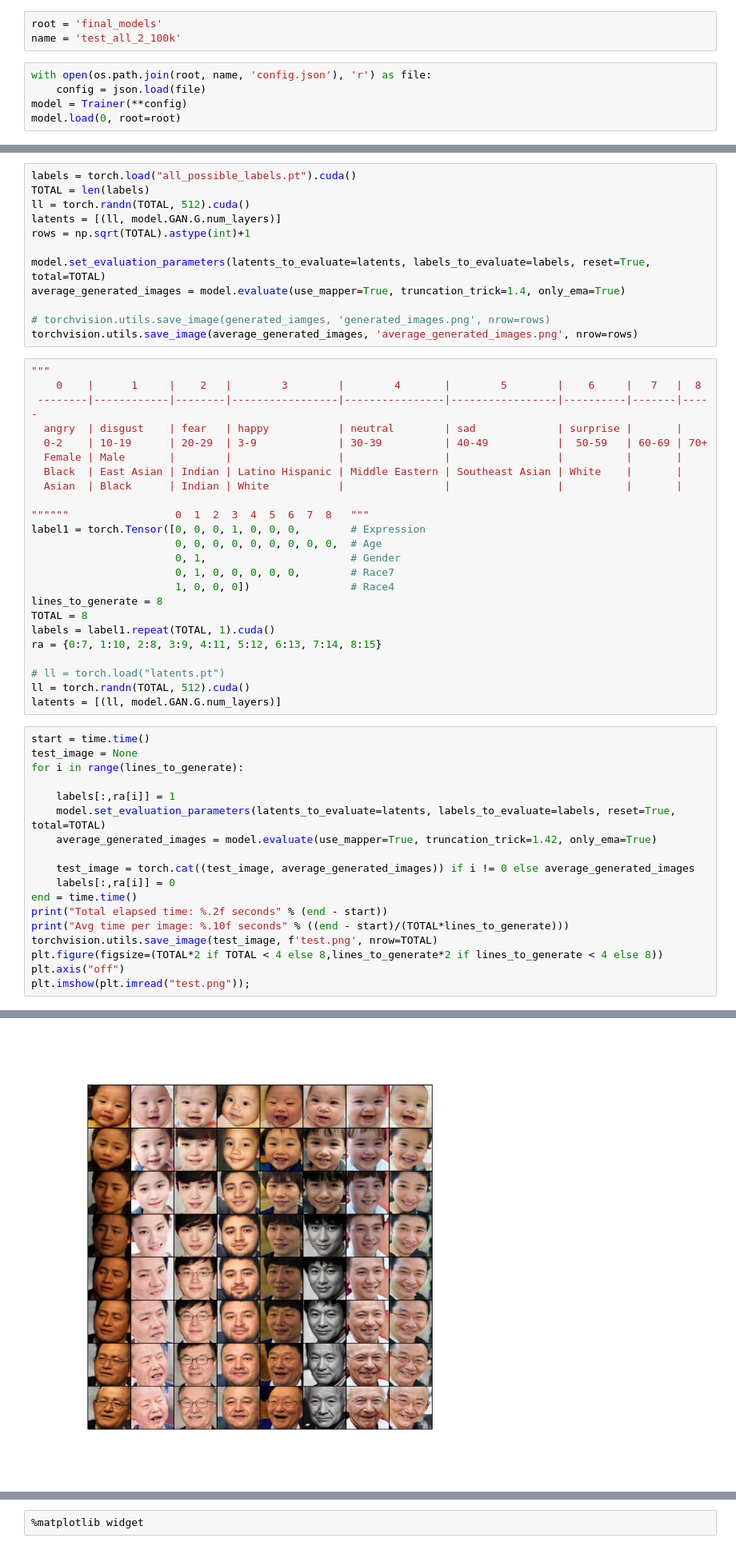
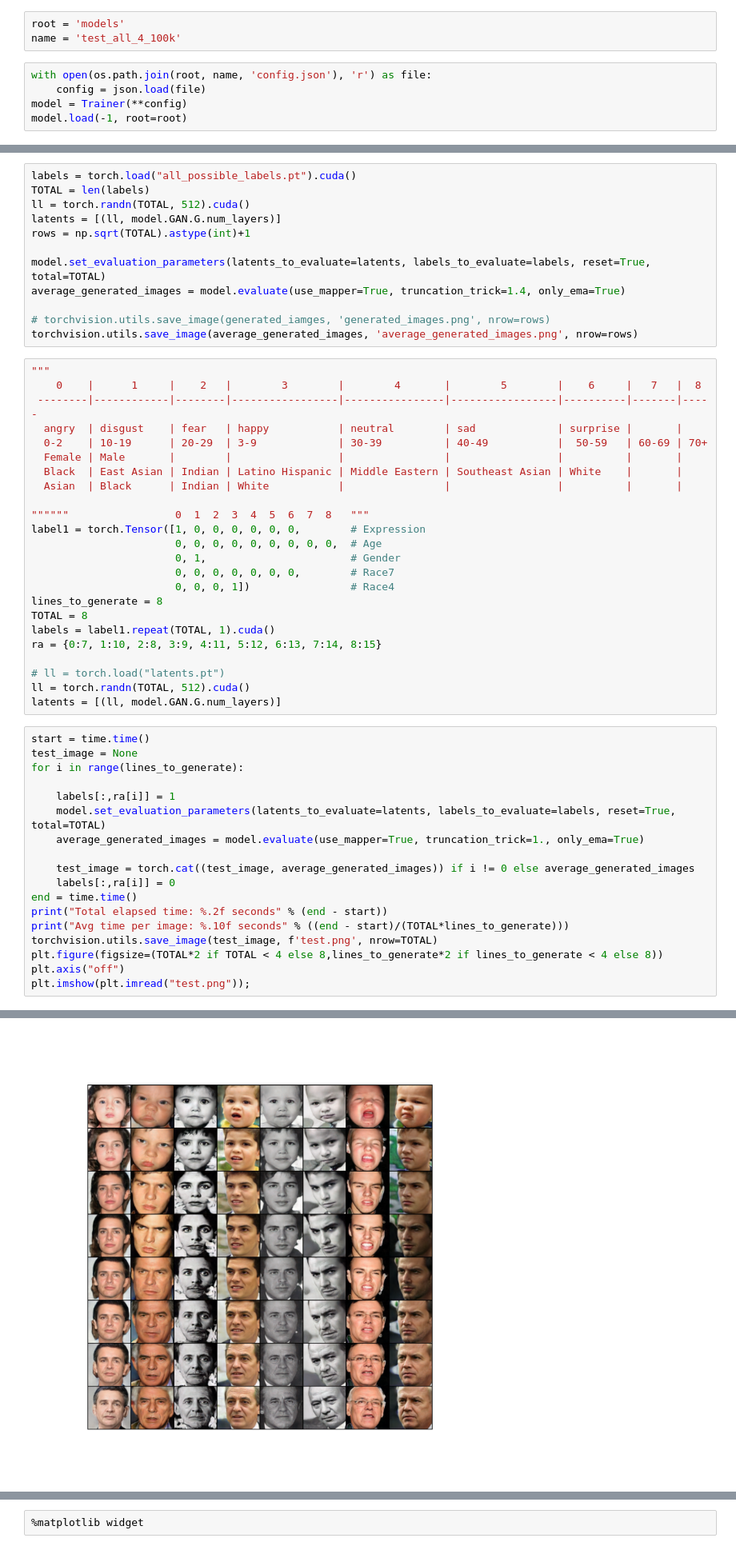
Before and after one commit to maizabros/C-StyleGAN2_FER, a Jupyter notebook: Untitled.ipynb, the cells around one changed output, grey strips where cells are left out. Shown at 80% size. Saved outputs shown, nothing was run; the diff lists cells and outputs as text.

```diff
--- a/Untitled.ipynb
+++ b/Untitled.ipynb
@@ -21,10 +21,10 @@ import mplcursors
 # #making all charts public and setting a global theme
 # cf.set_config_file(sharing='public',theme='white',offline=True)
 # %%
-root = 'final_models'
-name = 'test_all_2_100k'
+root = 'models'
+name = 'test_all_4_100k'
 # %%
 with open(os.path.join(root, name, 'config.json'), 'r') as file:
     config = json.load(file)
 model = Trainer(**config)
-model.load(0, root=root)
+model.load(-1, root=root)
@@ -53,11 +55,11 @@ torchvision.utils.save_image(average_generated_images, 'average_generated_images
   Asian  | Black      | Indian | White           |                |                 |          |       |
 
 """"""                 0  1  2  3  4  5  6  7  8   """
-label1 = torch.Tensor([0, 0, 0, 1, 0, 0, 0,        # Expression
+label1 = torch.Tensor([1, 0, 0, 0, 0, 0, 0,        # Expression
                        0, 0, 0, 0, 0, 0, 0, 0, 0,  # Age
                        0, 1,                       # Gender
-                       0, 1, 0, 0, 0, 0, 0,        # Race7
-                       1, 0, 0, 0])                # Race4
+                       0, 0, 0, 0, 0, 0, 0,        # Race7
+                       0, 0, 0, 1])                # Race4
 lines_to_generate = 8
 TOTAL = 8
 labels = label1.repeat(TOTAL, 1).cuda()
@@ -73,7 +75,7 @@ for i in range(lines_to_generate):
 
     labels[:,ra[i]] = 1
     model.set_evaluation_parameters(latents_to_evaluate=latents, labels_to_evaluate=labels, reset=True, total=TOTAL)
-    average_generated_images = model.evaluate(use_mapper=True, truncation_trick=1.42, only_ema=True)
+    average_generated_images = model.evaluate(use_mapper=True, truncation_trick=1., only_ema=True)
 
     test_image = torch.cat((test_image, average_generated_images)) if i != 0 else average_generated_images
     labels[:,ra[i]] = 0
@@ -90,4 +92,4 @@ Avg time per image: 0.1236191355 seconds
-[figure, old version]
+[figure, new version]
 # %%
 os.makedirs(f'training_progress_{name}') if ~os.path.exists(f'training_progress_{name}') else None
 for m in tqdm(range(len(os.listdir(os.path.join(root, name))))):
```
Also changed, not shown: parts of 4 cells of this notebook, 7 other files.
